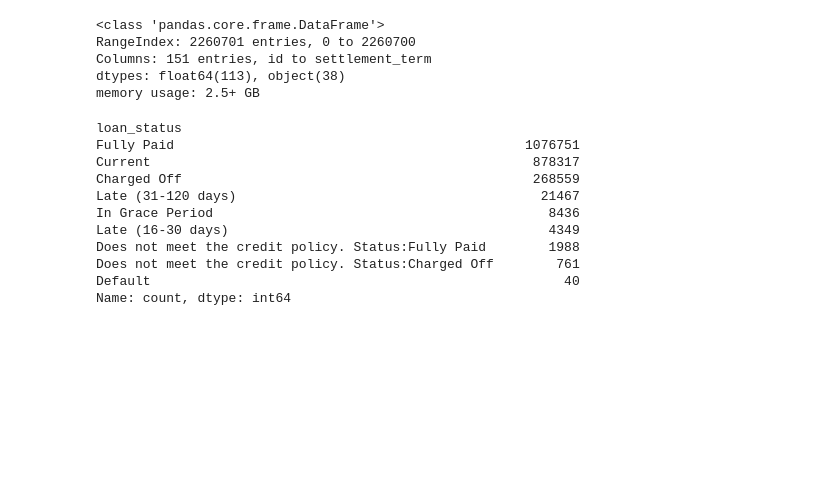
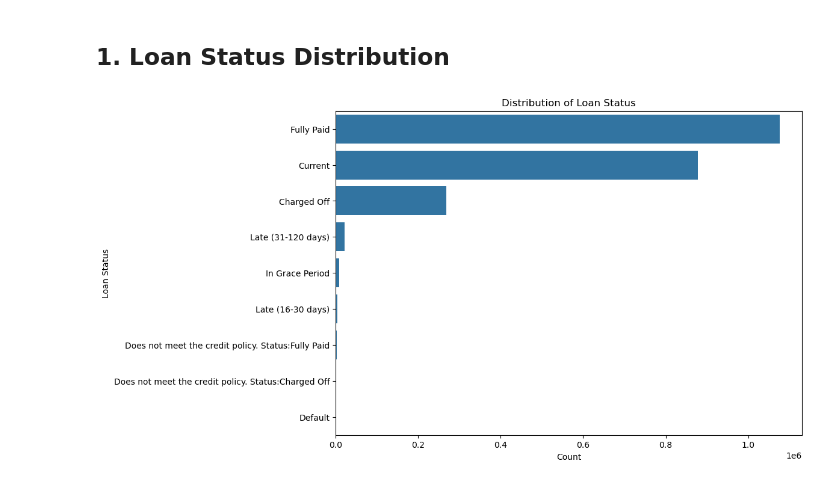
Before and after one commit to pranavrao10/aura-xai-finrisk-llm, a Jupyter notebook: EDA.ipynb, the cells around one changed output. Saved outputs shown, nothing was run; the diff lists cells and outputs as text; code cells hidden in the pictures; blank space fills up the shorter version.

```diff
--- a/EDA.ipynb
+++ b/EDA.ipynb
@@ -5,30 +5,14 @@ import matplotlib.pyplot as plt
 import seaborn as sns
 # %%
 df = pd.read_csv('accepted_2007_to_2018Q4.csv')
-# %%
-df.shape
-df.head(20)
-df.isnull().sum()
-df.dtypes
-df.index
-df.columns
-df.describe()
-df.info()
-df['loan_status'].value_counts()
-# %% [output]
-<class 'pandas.core.frame.DataFrame'>
-RangeIndex: 2260701 entries, 0 to 2260700
-Columns: 151 entries, id to settlement_term
-dtypes: float64(113), object(38)
-memory usage: 2.5+ GB
-loan_status
-Fully Paid                                             1076751
-Current                                                 878317
-Charged Off                                             268559
-Late (31-120 days)                                       21467
-In Grace Period                                           8436
-Late (16-30 days)                                         4349
-Does not meet the credit policy. Status:Fully Paid        1988
-Does not meet the credit policy. Status:Charged Off        761
-Default                                                     40
-Name: count, dtype: int64
+# %% [markdown]
+## 1. Loan Status Distribution
+# %%
+plt.figure(figsize=(10, 7))
+sns.countplot(data=df, y='loan_status', order=df['loan_status'].value_counts().index)
+plt.title('Distribution of Loan Status')
+plt.xlabel('Count')
+plt.ylabel('Loan Status')
+plt.show()
+# %% [output]
+[figure, added]
```
Also changed, not shown: parts of 10 cells of this notebook.
